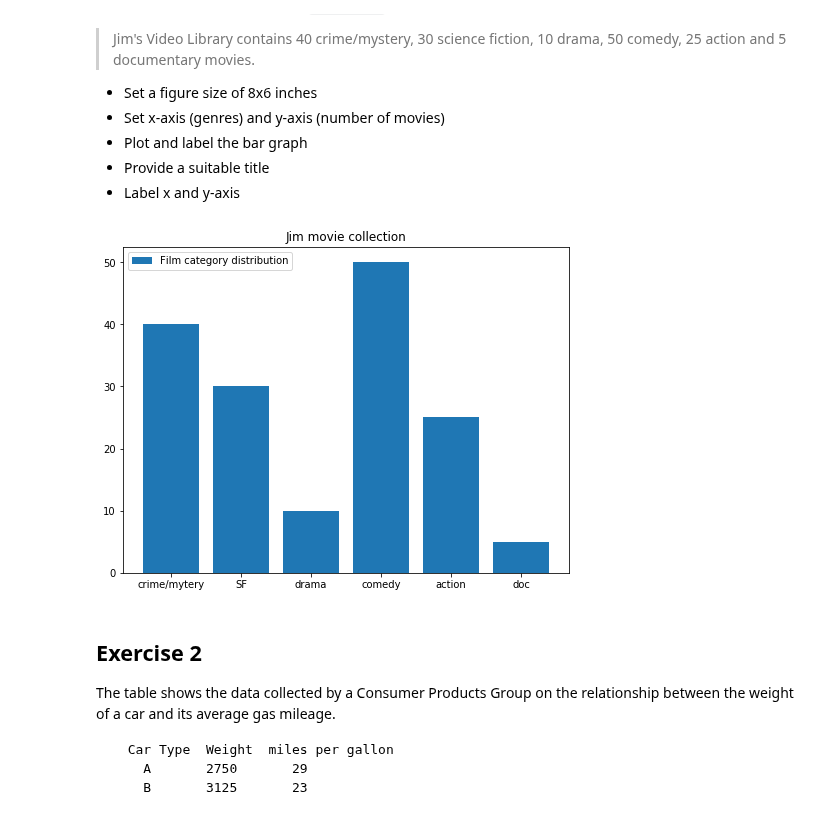
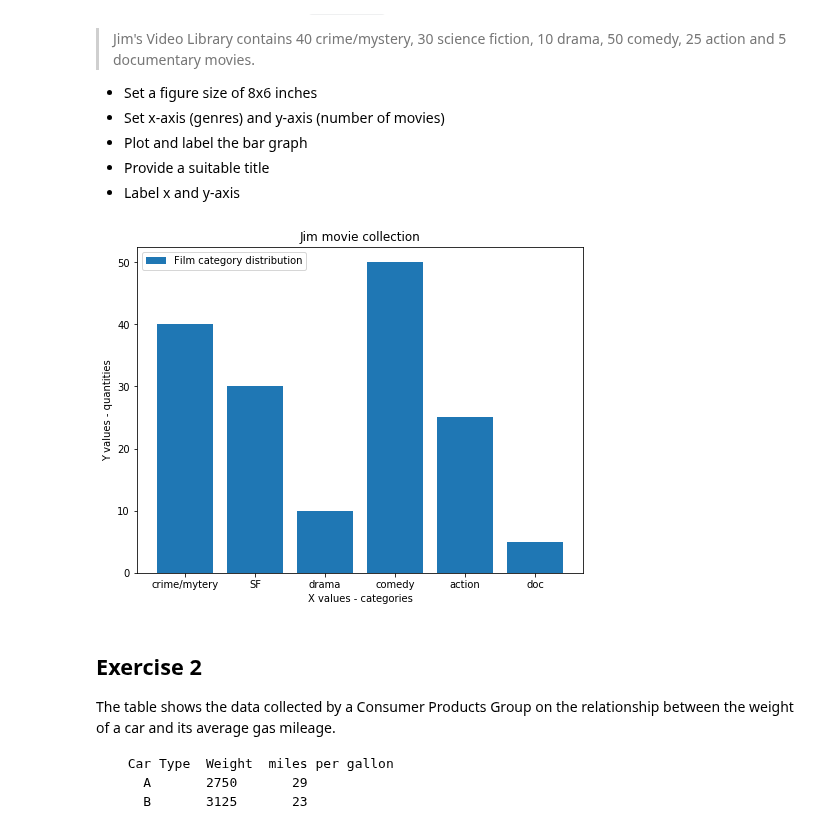
Before and after one commit to fleralle/dsc-data-viz-lab-houston-ds-042219, a Jupyter notebook: index.ipynb, the cells around one changed output. Cells and saved outputs as stored; diff of their text form; code cells hidden in the pictures.

```diff
--- a/index.ipynb
+++ b/index.ipynb
@@ -23,29 +23,31 @@ Make a vertical bar graph using `plt.bar()` for the following set of data:
 # %%
 # import the required libraries
 import numpy as np
 import matplotlib.pyplot as plt
 
 # Set plot space as inline for inline plots and qt for external plots
 %matplotlib inline
 
 y = [40,30,10,50,25,5]
 x =['crime/mytery','SF','drama','comedy','action','doc']
 labels = x.copy()
 
 # Set a figure size
 plt.figure(figsize=(8,6))
 
 # Plot vertical bars of fixed width by passing x and y values to .bar() function
 plt.bar(x,y,label='Film category distribution')
 plt.legend()
+plt.xlabel('X values - categories')
+plt.ylabel('Y values - quantities')
 
 # Give a title to the bar graph
 plt.title('Jim movie collection')
 
 # Output the final plot
 plt.show()
 # %% [output]
-[figure, old version]
+[figure, new version]
 # %% [markdown]
 ## Exercise 2
 
```
